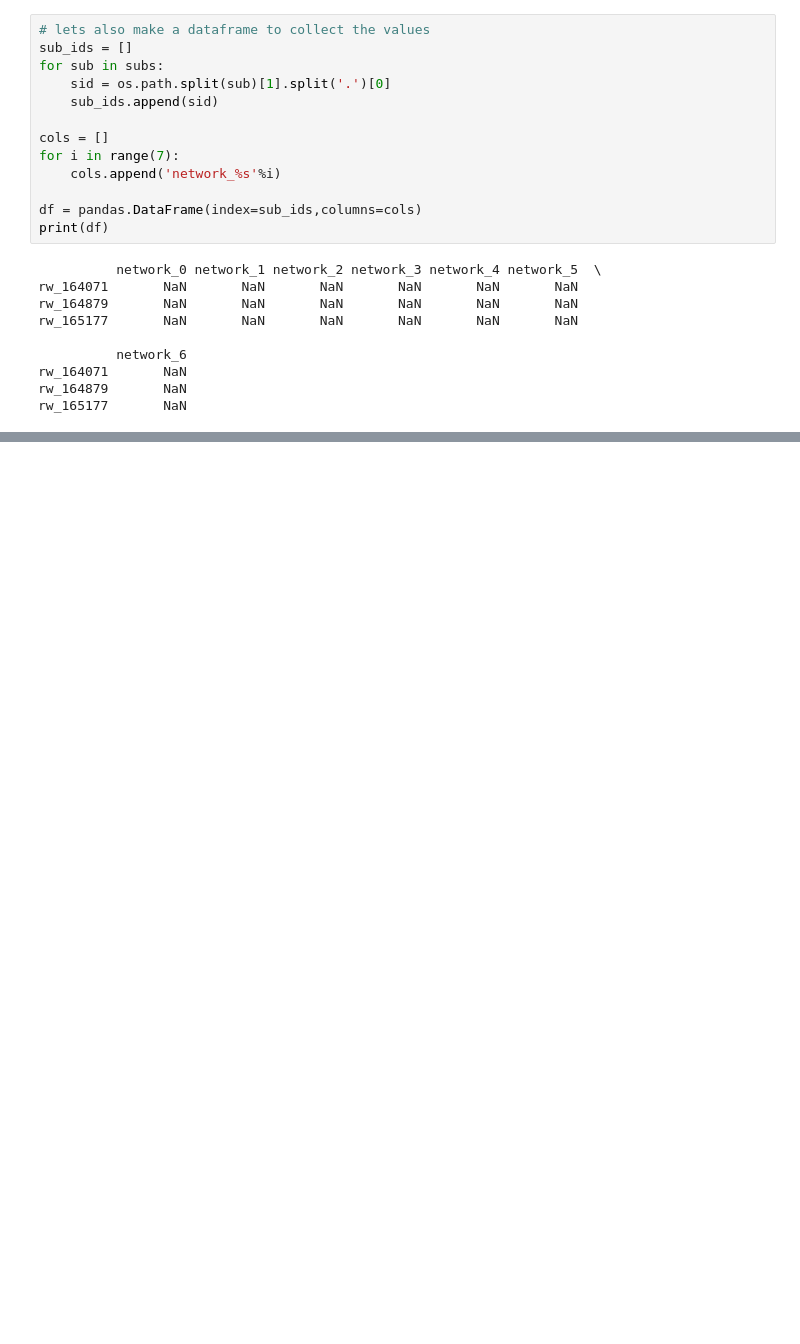
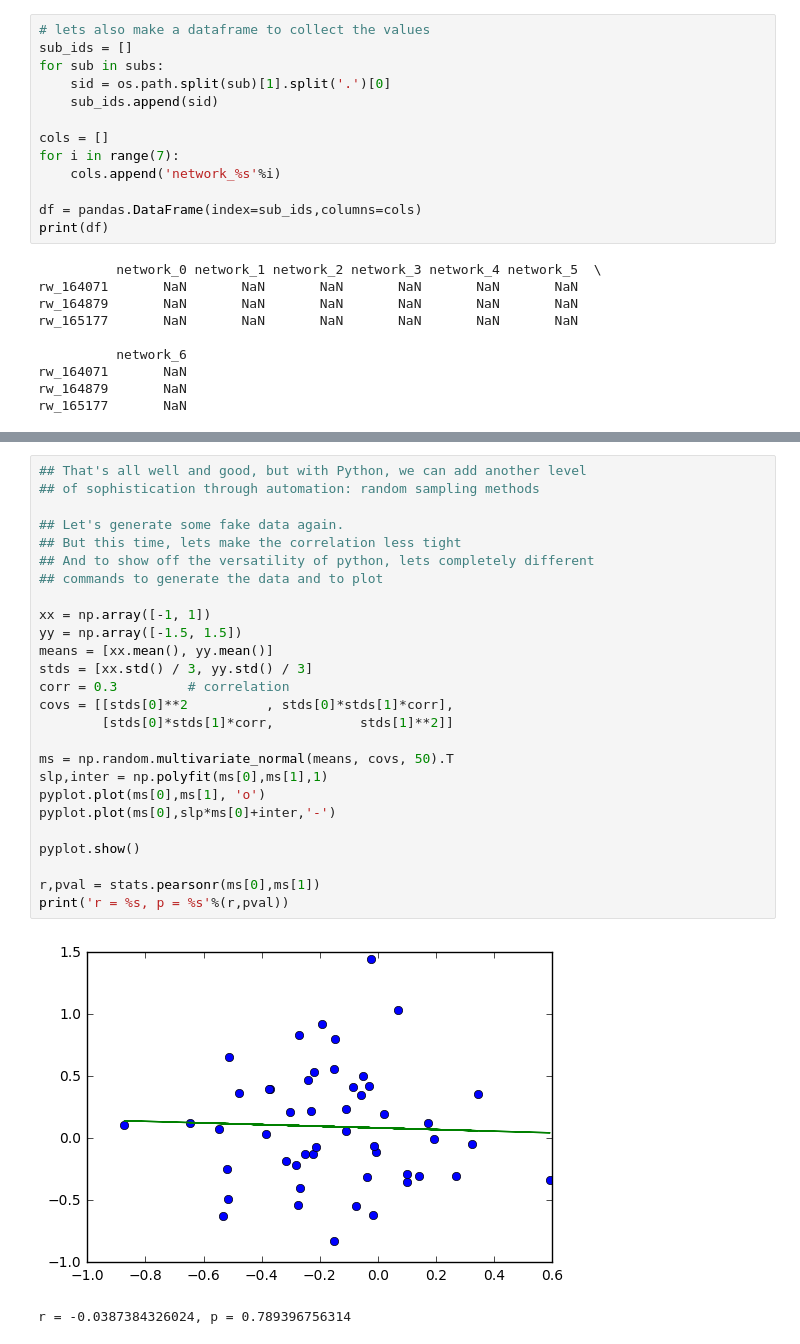
Before and after one commit to isalalves/pycourse, a Jupyter notebook: PyDemo.ipynb, the cells around one changed output, grey strips where cells are left out. Saved outputs shown, nothing was run; the diff lists cells and outputs as text; blank space fills up the shorter version.

```diff
--- a/PyDemo.ipynb
+++ b/PyDemo.ipynb
@@ -485,0 +470,29 @@ not very pretty
+# %%
+## That's all well and good, but with Python, we can add another level
+## of sophistication through automation: random sampling methods
+
+## Let's generate some fake data again.
+## But this time, lets make the correlation less tight
+## And to show off the versatility of python, lets completely different
+## commands to generate the data and to plot
+
+xx = np.array([-1, 1])
+yy = np.array([-1.5, 1.5])
+means = [xx.mean(), yy.mean()]
+stds = [xx.std() / 3, yy.std() / 3]
+corr = 0.3         # correlation
+covs = [[stds[0]**2          , stds[0]*stds[1]*corr],
+        [stds[0]*stds[1]*corr,           stds[1]**2]]
+
+ms = np.random.multivariate_normal(means, covs, 50).T
+slp,inter = np.polyfit(ms[0],ms[1],1)
+pyplot.plot(ms[0],ms[1], 'o')
+pyplot.plot(ms[0],slp*ms[0]+inter,'-')
+
+pyplot.show()
+
+r,pval = stats.pearsonr(ms[0],ms[1])
+print('r = %s, p = %s'%(r,pval))
+# %% [output]
+[figure, added]
+r = -0.0387384326024, p = 0.789396756314
```
Also changed, not shown: parts of 24 cells of this notebook, 8 other files.
